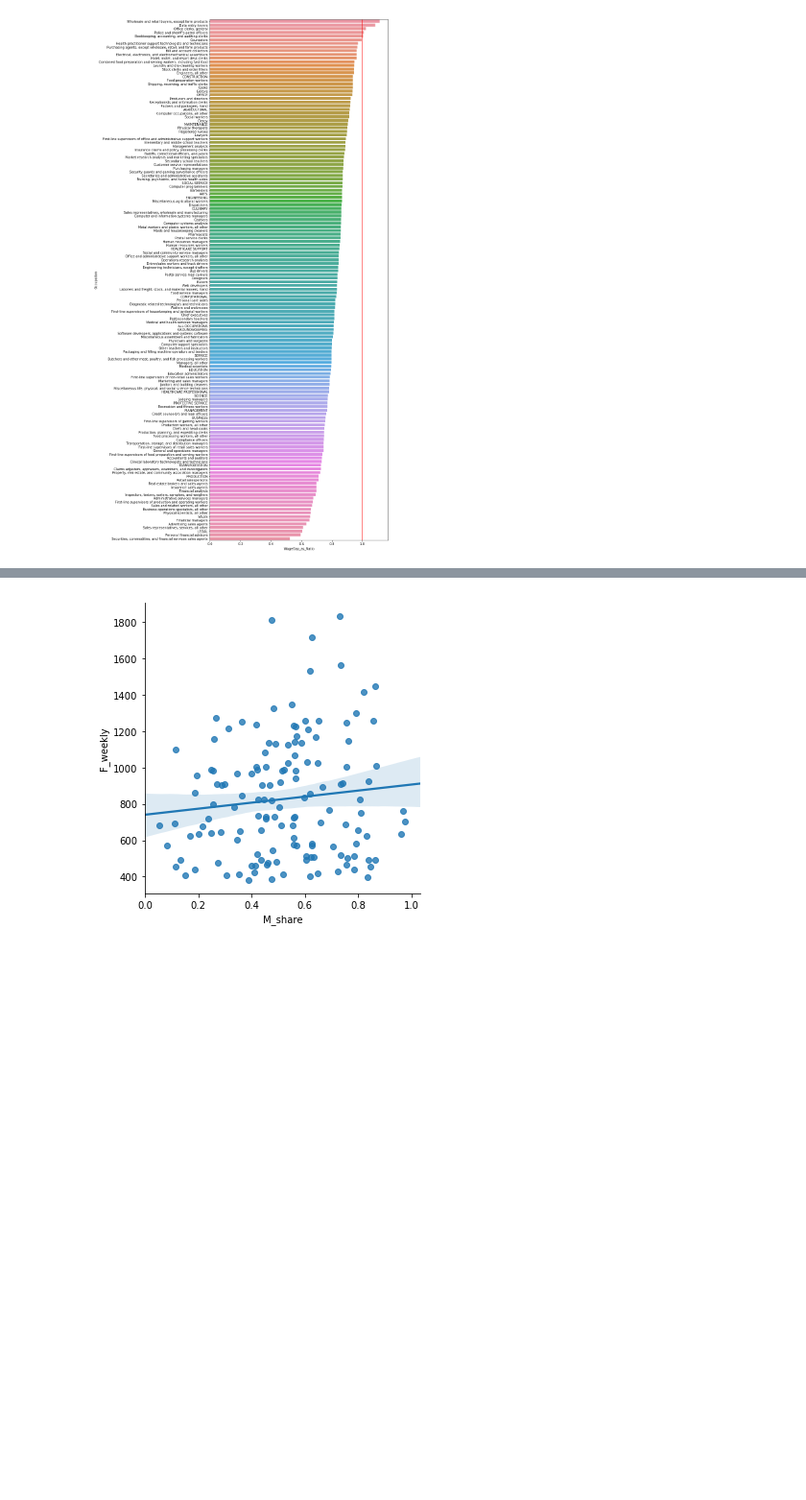
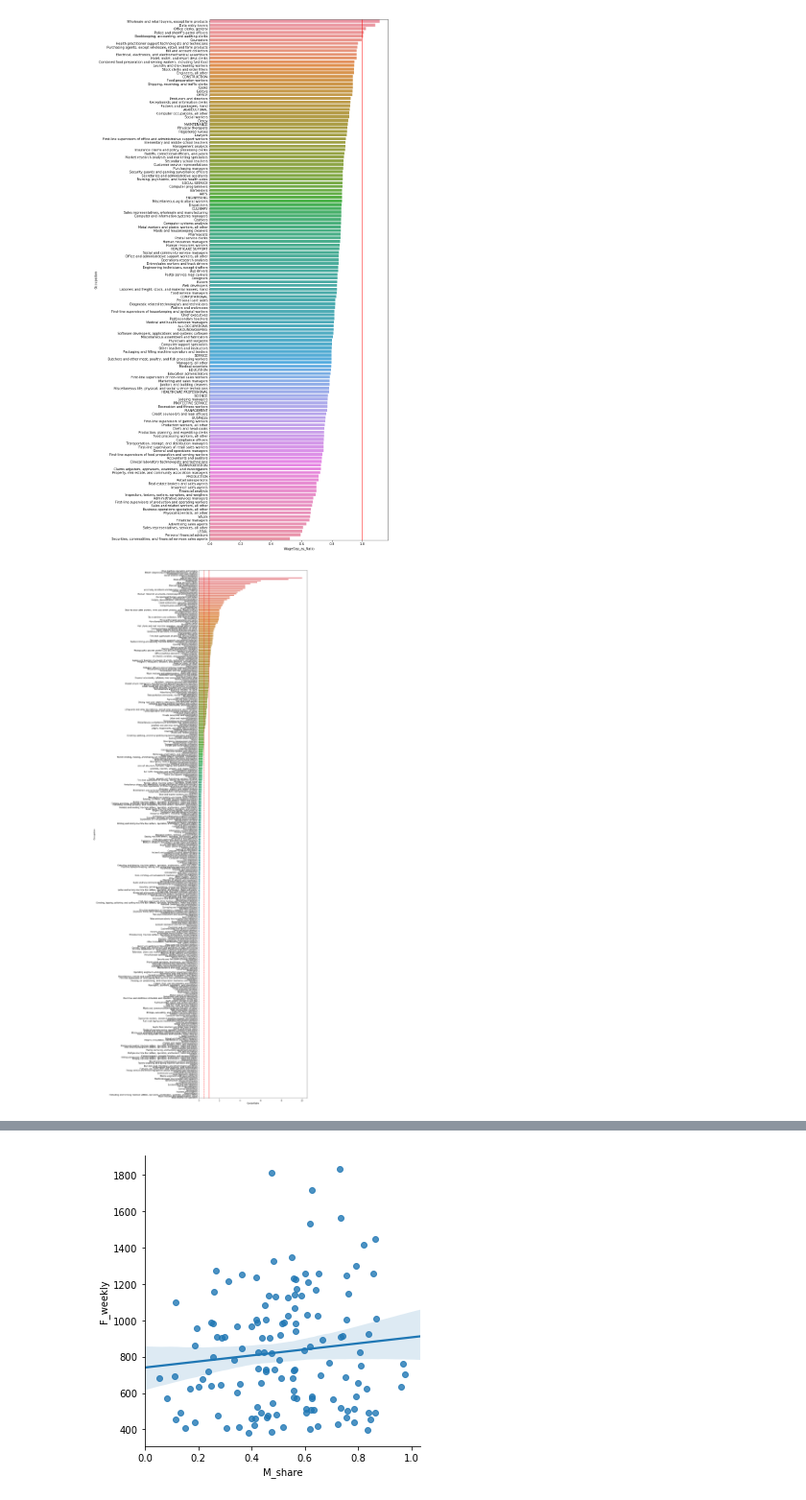
Before and after one commit to Schmidt8181/CapstoneProject, a Jupyter notebook: CapstoneProject.ipynb, the cells around one changed output, grey strips where cells are left out. Shown at 96% size. Cells and saved outputs as stored; diff of their text form; code cells hidden in the pictures; blank space fills up the shorter version.

```diff
--- a/CapstoneProject.ipynb
+++ b/CapstoneProject.ipynb
@@ -408,3 +402,15 @@ plt.axvline(x=1, color='red', linestyle='solid')
 plt.show()
 # %% [output]
 [figure]
+# %%
+plt.figure(figsize=((10,50)))
+sns.barplot(x='GenderRatio',
+            y='Occupation',
+            data=no_wage_df.sort_values('GenderRatio', ascending=False))
+plt.axvline(x=1, color='red', linestyle='solid')
+plt.axvline(x=.5, color='red', linestyle='--')
+
+plt.show()
+plt.show()
+# %% [output]
+[figure, added]
```
Also changed, not shown: parts of 12 cells of this notebook.
